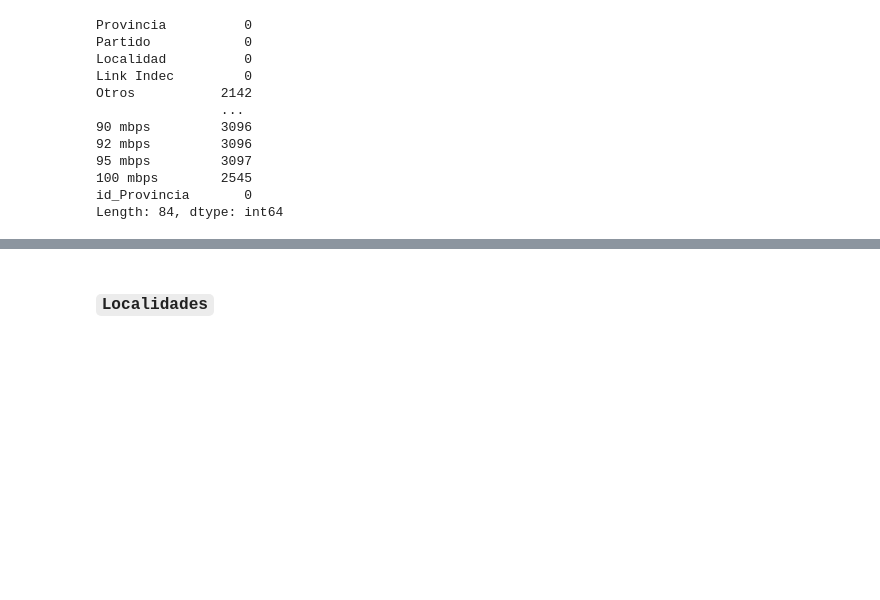
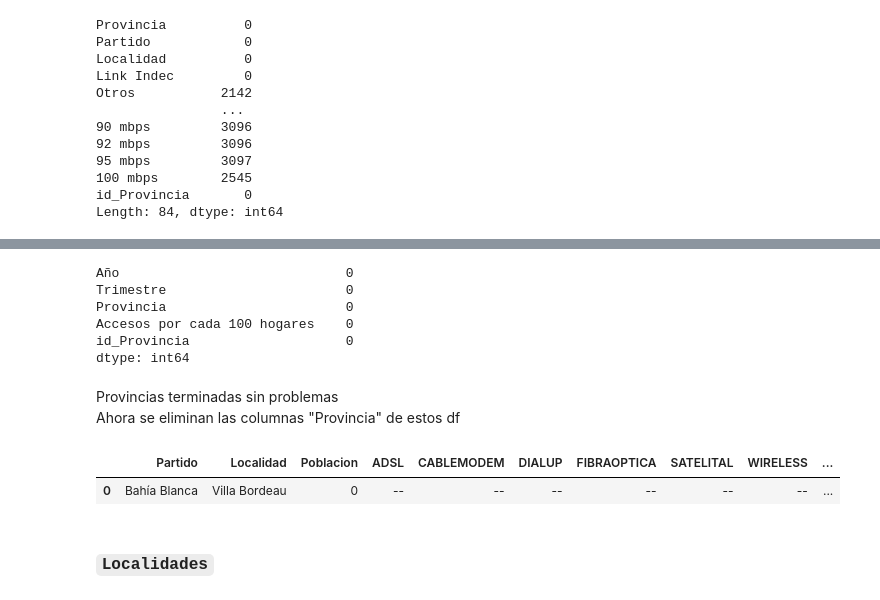
Before and after one commit to A-Lasso/Proyecto_Individual2, a Jupyter notebook: ETL.ipynb, the cells around one changed output, grey strips where cells are left out. Drawn from its saved outputs; the diff is of its cells as text; code cells hidden in the pictures; blank space fills up the shorter version.

```diff
--- a/ETL.ipynb
+++ b/ETL.ipynb
@@ -1106,3 +1139,27 @@ Length: 84, dtype: int64
+# %%
+Penet_Inter_PROV_100HOG.isna().sum()
+# %% [output]
+Año                             0
+Trimestre                       0
+Provincia                       0
+Accesos por cada 100 hogares    0
+id_Provincia                    0
+dtype: int64
+# %% [markdown]
+Provincias terminadas sin problemas<br>
+Ahora se eliminan las columnas "Provincia" de estos df
+# %%
+Conect_local.drop(columns="Provincia",inplace=True)
+Acces_Inter_Localidades.drop(columns="Provincia",inplace=True)
+Acces_Inter_VelBajada_Localidad.drop(columns="Provincia",inplace=True)
+Acces_Inter_Prov_Vel.drop(columns="Provincia",inplace=True)
+Acces_Banda_Ancha_Angosta_Provincia.drop(columns="Provincia",inplace=True)
+Penet_Inter_PROV_100HOG.drop(columns="Provincia",inplace=True)
+# %%
+Conect_local.head(1)
+# %% [output]
+|  | Partido | Localidad | Poblacion | ADSL | CABLEMODEM | DIALUP | FIBRAOPTICA | SATELITAL | WIRELESS | ... |
+| 0 | Bahía Blanca | Villa Bordeau | 0 | -- | -- | -- | -- | -- | -- | ... |
 # %% [markdown]
 ### `Localidades`
 # %% [markdown]
```
Also changed, not shown: parts of 12 cells of this notebook.
